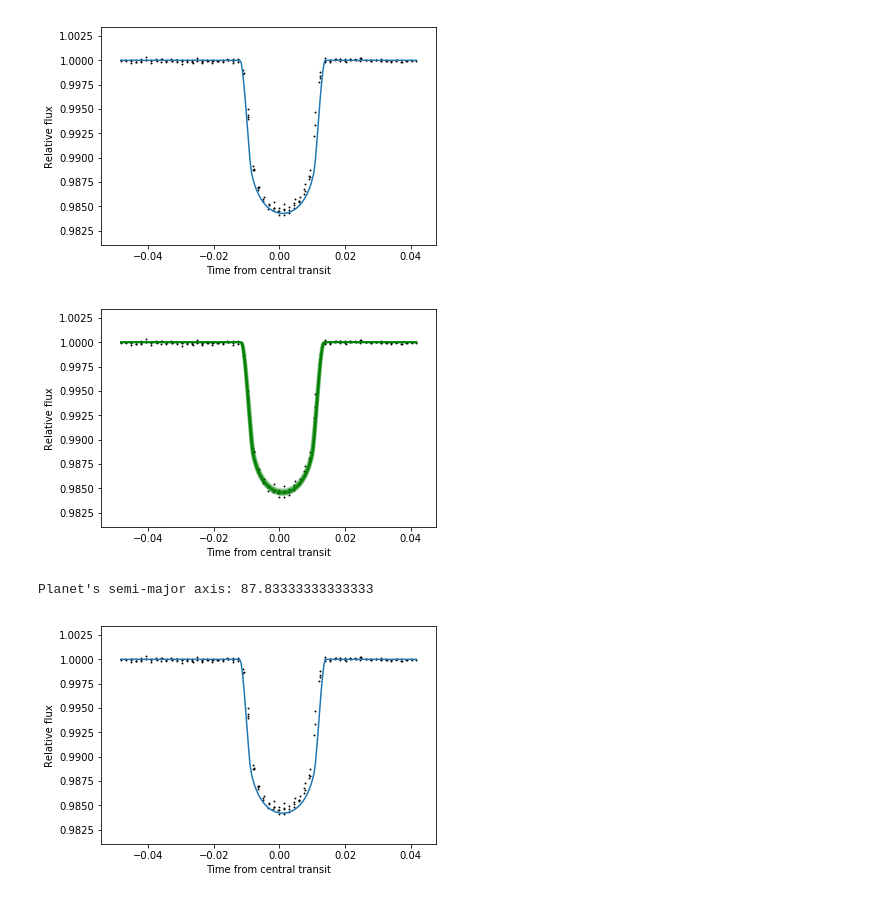
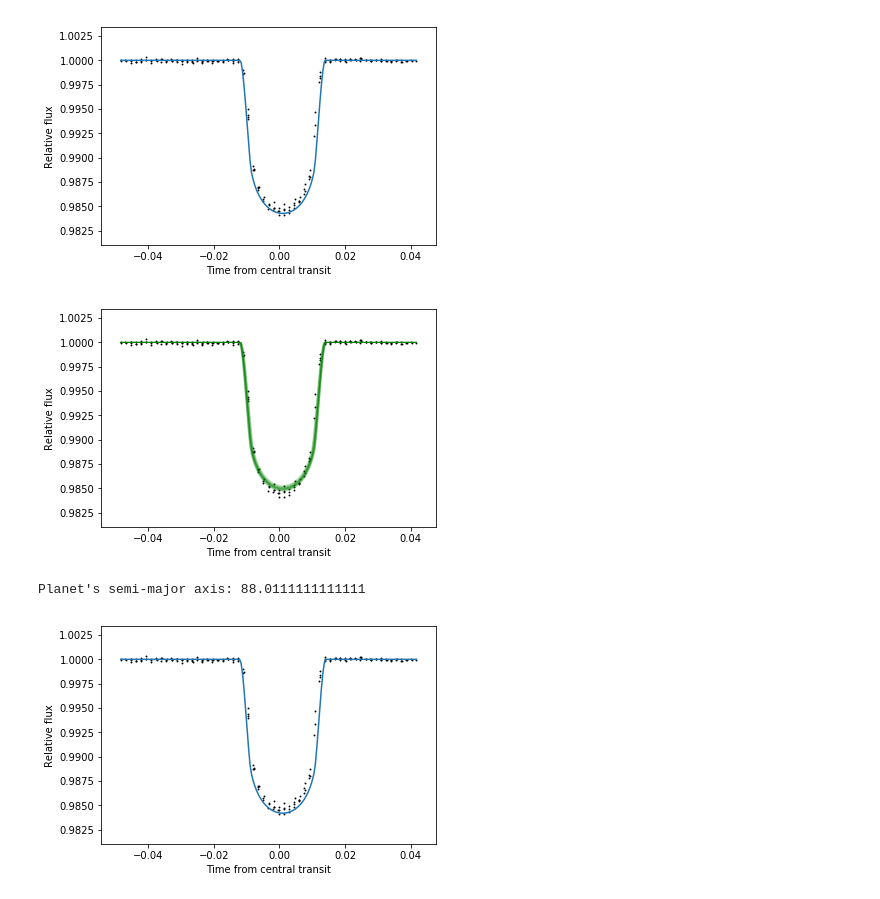
Before and after one commit to PierricJoulot/Astronomy, a Jupyter notebook: Lightcurves/EPIC228735255/EPIC228735255.ipynb, the cells around one changed output. Saved outputs shown, nothing was run; the diff lists cells and outputs as text; code cells hidden in the pictures.

```diff
--- a/Lightcurves/EPIC228735255/EPIC228735255.ipynb
+++ b/Lightcurves/EPIC228735255/EPIC228735255.ipynb
@@ -206,7 +206,7 @@ possible_radii = []
 for r in radii:
         params.rp = r                           #updates planet radius
         new_flux = m.light_curve(params)
-        plt.plot(t, new_flux, alpha = 1 - abs(r - ((0.119+0.111)/2))/((0.119-0.111)/2), color='green')
+        plt.plot(t, new_flux, alpha = 1 - abs(r - ((0.119+0.111)/2))/((0.119-0.111)/2), color='green', linewidth=0.8)
         diff = 0
         count = 0
         for f in new_flux:
@@ -247,7 +247,7 @@ possible_axis = []
 for a in axis:
         params.a = a                           #updates planet semi-major axis
         new_flux = m.light_curve(params)
-        plt.plot(t, new_flux, alpha = 1 - abs(a - ((15+12)/2))/((15-12)/2), color='green')
+        plt.plot(t, new_flux, alpha = 1 - abs(a - ((15+12)/2))/((15-12)/2), color='green', linewidth=0.8)
         diff = 0
         count = 0
         for f in new_flux:
@@ -280,31 +280,31 @@ plt.show()
 # %%
 plt.scatter(lc_transit.time, lc_transit.flux, s=.8, c='k')
 plt.xlabel("Time from central transit")
 plt.ylabel("Relative flux")
 incl = np.linspace(87.3, 88.1, 10)
 possible_inc = []
 for i in incl:
         params.inc = i                           #updates planet semi-major axis
         new_flux = m.light_curve(params)
-        plt.plot(t, new_flux, alpha = 1 - abs(i - ((88.1+87.3)/2))/((88.1-87.3)/2), color='green')
+        plt.plot(t, new_flux, alpha = 1 - abs(i - ((88.1+87.3)/2))/((88.1-87.3)/2), color='green', linewidth=0.8)
         diff = 0
         count = 0
         for f in new_flux:
             diff += abs(lc_transit.flux[count]-f)
             count += 1
         possible_inc.append([i,diff])
 
 plt.show()
 pos_min = 0
 for i in range(0,len(possible_inc)-1):
     if (possible_inc[i][1]<possible_inc[i+1][1] and possible_inc[i][1]<possible_inc[pos_min][1]):
         pos_min = i
 
 print("Planet's semi-major axis: " + str(possible_inc[pos_min][0]))
 params.i = possible_inc[pos_min][0]
 # %% [output]
-[figure, old version]
+[figure, new version]
-Planet's semi-major axis: 87.83333333333333
+Planet's semi-major axis: 88.0111111111111
 # %%
 m = batman.TransitModel(params, t)    #initializes model
 flux = m.light_curve(params)  #calculates light curve
```
Also changed, not shown: parts of 2 cells of this notebook, 1 other file.
